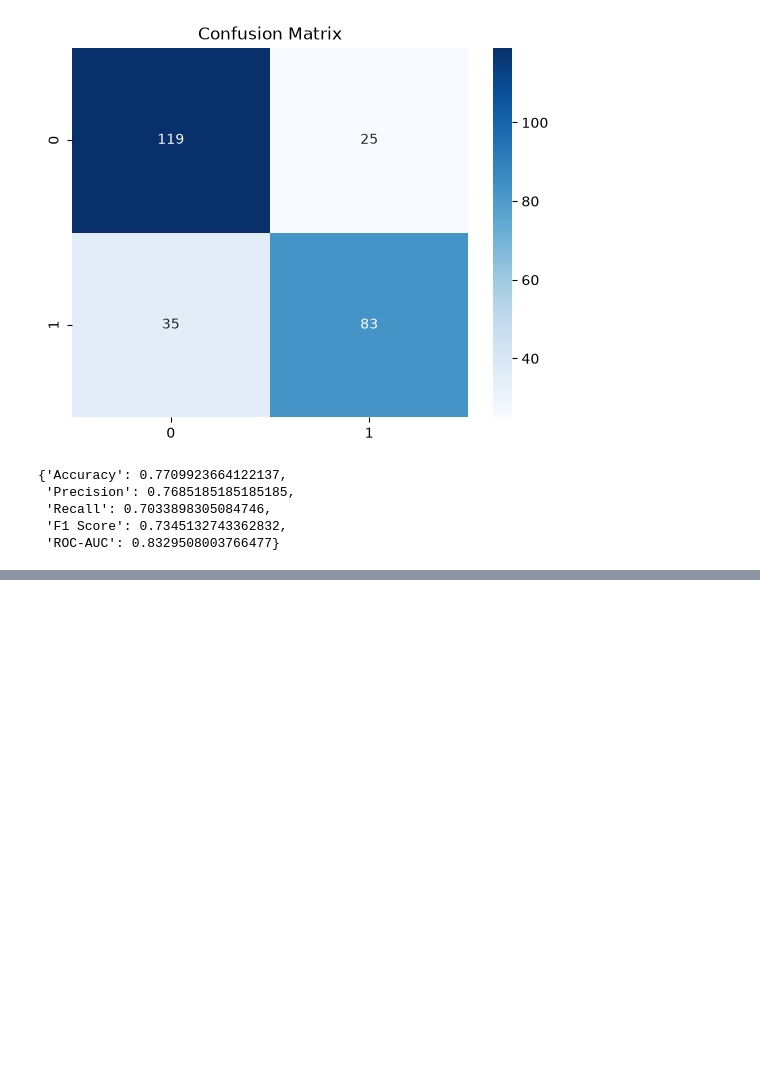
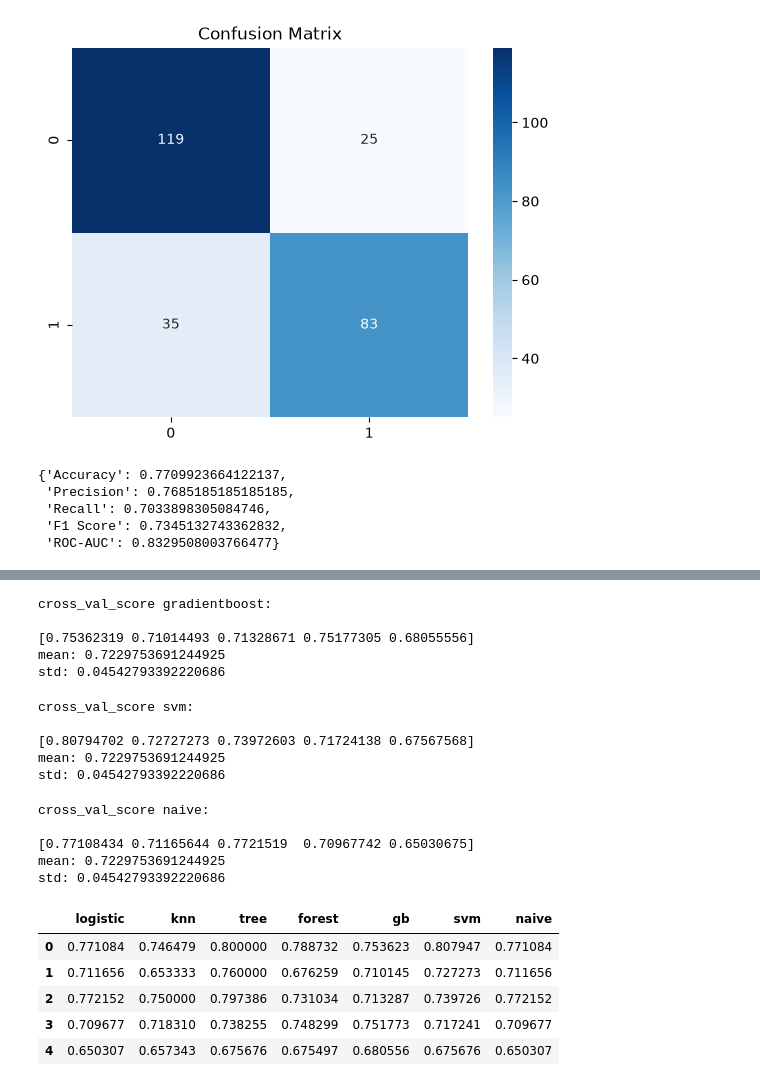
Before and after one commit to Mohamadzf23/titanic-survival-classification, a Jupyter notebook: src/titanic_classification.ipynb, the cells around one changed output, grey strips where cells are left out. Drawn from its saved outputs; the diff is of its cells as text; code cells hidden in the pictures; blank space fills up the shorter version.

```diff
--- a/src/titanic_classification.ipynb
+++ b/src/titanic_classification.ipynb
@@ -782,0 +868,75 @@ evaluate(naive, X_test_scaled, y_test)
+# %%
+# gradientboost
+cross_gb = cross_val_score(
+    gb,
+    X_train_scaled,
+    y_train,
+    cv=5,
+    scoring='f1'
+)
+print('cross_val_score gradientboost:\n')
+print(cross_gb)
+print(f'mean: {cross_log.mean()}')
+print(f'std: {cross_log.std()}')
+# %% [output]
+cross_val_score gradientboost:
+
+[0.75362319 0.71014493 0.71328671 0.75177305 0.68055556]
+mean: 0.7229753691244925
+std: 0.04542793392220686
+# %%
+# svm
+cross_svm = cross_val_score(
+    svm,
+    X_train_scaled,
+    y_train,
+    cv=5,
+    scoring='f1'
+)
+print('cross_val_score svm:\n')
+print(cross_svm)
+print(f'mean: {cross_log.mean()}')
+print(f'std: {cross_log.std()}')
+# %% [output]
+cross_val_score svm:
+
+[0.80794702 0.72727273 0.73972603 0.71724138 0.67567568]
+mean: 0.7229753691244925
+std: 0.04542793392220686
+# %%
+# naivebase
+cross_naive = cross_val_score(
+    naive,
+    X_train_scaled,
+    y_train,
+    cv=5,
+    scoring='f1'
+)
+print('cross_val_score naive:\n')
+print(cross_naive)
+print(f'mean: {cross_log.mean()}')
+print(f'std: {cross_log.std()}')
+# %% [output]
+cross_val_score naive:
+
+[0.77108434 0.71165644 0.7721519  0.70967742 0.65030675]
+mean: 0.7229753691244925
+std: 0.04542793392220686
+# %%
+cross = pd.DataFrame({
+    'logistic': cross_log,
+    'knn': cross_knn,
+    'tree': cross_tree,
+    'forest': cross_forest,
+    'gb': cross_gb,
+    'svm': cross_svm,
+    'naive': cross_naive
+})
+cross
+# %% [output]
+|  | logistic | knn | tree | forest | gb | svm | naive |
+| 0 | 0.771084 | 0.746479 | 0.800000 | 0.788732 | 0.753623 | 0.807947 | 0.771084 |
+| 1 | 0.711656 | 0.653333 | 0.760000 | 0.676259 | 0.710145 | 0.727273 | 0.711656 |
+| 2 | 0.772152 | 0.750000 | 0.797386 | 0.731034 | 0.713287 | 0.739726 | 0.772152 |
+| 3 | 0.709677 | 0.718310 | 0.738255 | 0.748299 | 0.751773 | 0.717241 | 0.709677 |
+| 4 | 0.650307 | 0.657343 | 0.675676 | 0.675497 | 0.680556 | 0.675676 | 0.650307 |
```
Also changed, not shown: parts of 9 cells of this notebook, 1 other file.
